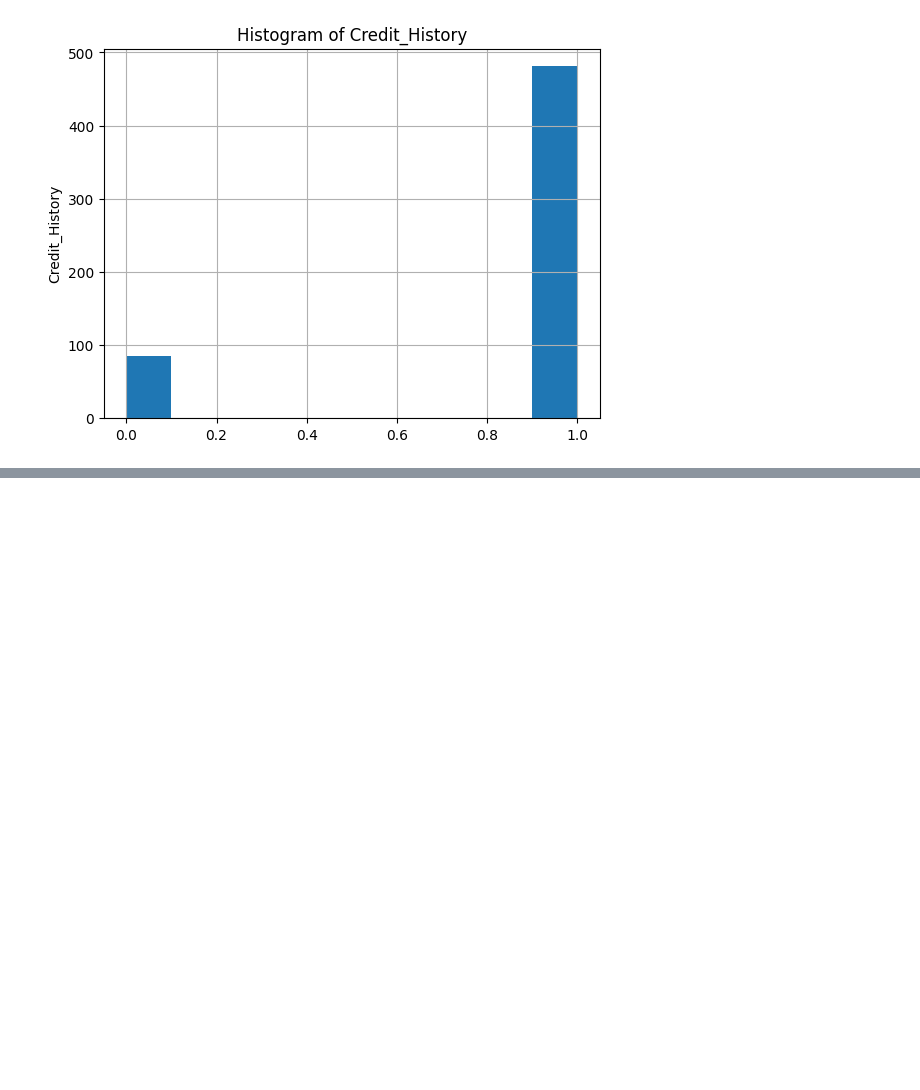
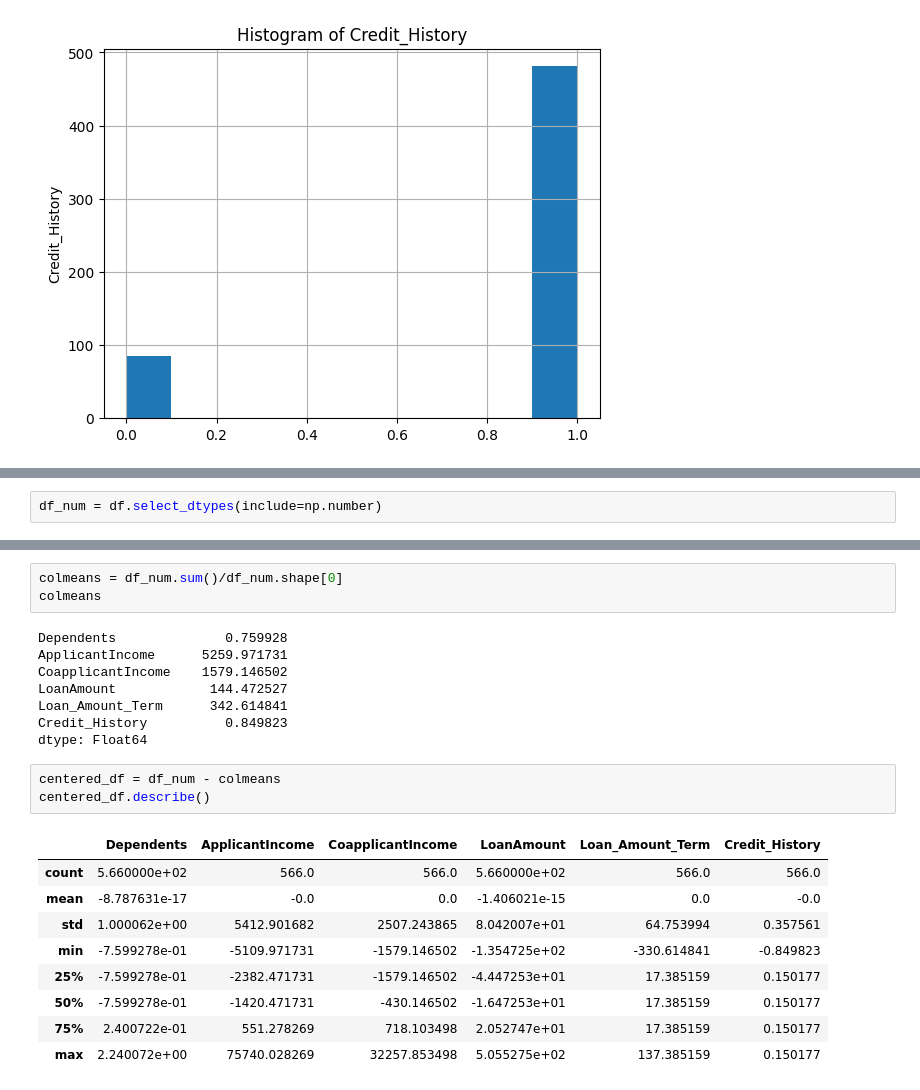
Before and after one commit to andrewnoonan2004/INFSCI-0510, a Jupyter notebook: Assignment4.ipynb, the cells around one changed output, grey strips where cells are left out. Saved outputs shown, nothing was run; the diff lists cells and outputs as text; blank space fills up the shorter version.

Commit message:
centered and scaled(sort of)

```diff
--- a/Assignment4.ipynb
+++ b/Assignment4.ipynb
@@ -252,0 +257,2 @@ TypeError: TransformerMixin.fit_transform() missing 1 required positional argume
+# %%
+df_num = df.select_dtypes(include=np.number)
@@ -252,0 +268,24 @@ TypeError: TransformerMixin.fit_transform() missing 1 required positional argume
+# %%
+colmeans = df_num.sum()/df_num.shape[0]
+colmeans
+# %% [output]
+Dependents              0.759928
+ApplicantIncome      5259.971731
+CoapplicantIncome    1579.146502
+LoanAmount            144.472527
+Loan_Amount_Term      342.614841
+Credit_History          0.849823
+dtype: Float64
+# %%
+centered_df = df_num - colmeans
+centered_df.describe()
+# %% [output]
+|  | Dependents | ApplicantIncome | CoapplicantIncome | LoanAmount | Loan_Amount_Term | Credit_History |
+| count | 5.660000e+02 | 566.0 | 566.0 | 5.660000e+02 | 566.0 | 566.0 |
+| mean | -8.787631e-17 | -0.0 | 0.0 | -1.406021e-15 | 0.0 | -0.0 |
+| std | 1.000062e+00 | 5412.901682 | 2507.243865 | 8.042007e+01 | 64.753994 | 0.357561 |
+| min | -7.599278e-01 | -5109.971731 | -1579.146502 | -1.354725e+02 | -330.614841 | -0.849823 |
+| 25% | -7.599278e-01 | -2382.471731 | -1579.146502 | -4.447253e+01 | 17.385159 | 0.150177 |
+| 50% | -7.599278e-01 | -1420.471731 | -430.146502 | -1.647253e+01 | 17.385159 | 0.150177 |
+| 75% | 2.400722e-01 | 551.278269 | 718.103498 | 2.052747e+01 | 17.385159 | 0.150177 |
+| max | 2.240072e+00 | 75740.028269 | 32257.853498 | 5.055275e+02 | 137.385159 | 0.150177 |
```
Also changed, not shown: parts of 14 cells of this notebook.
